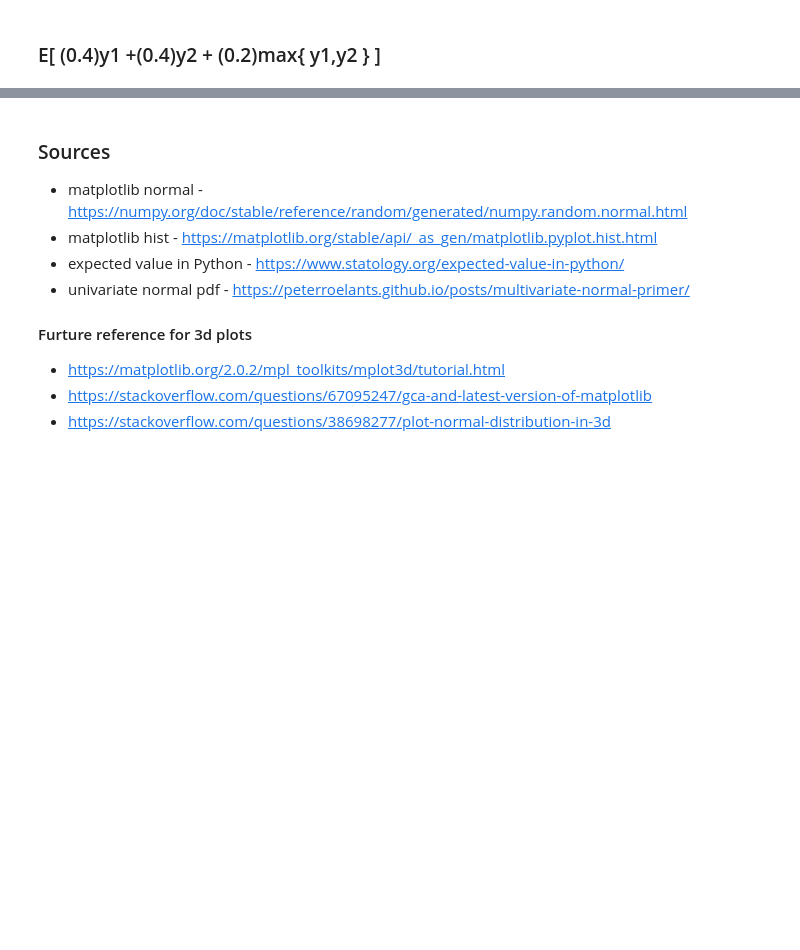
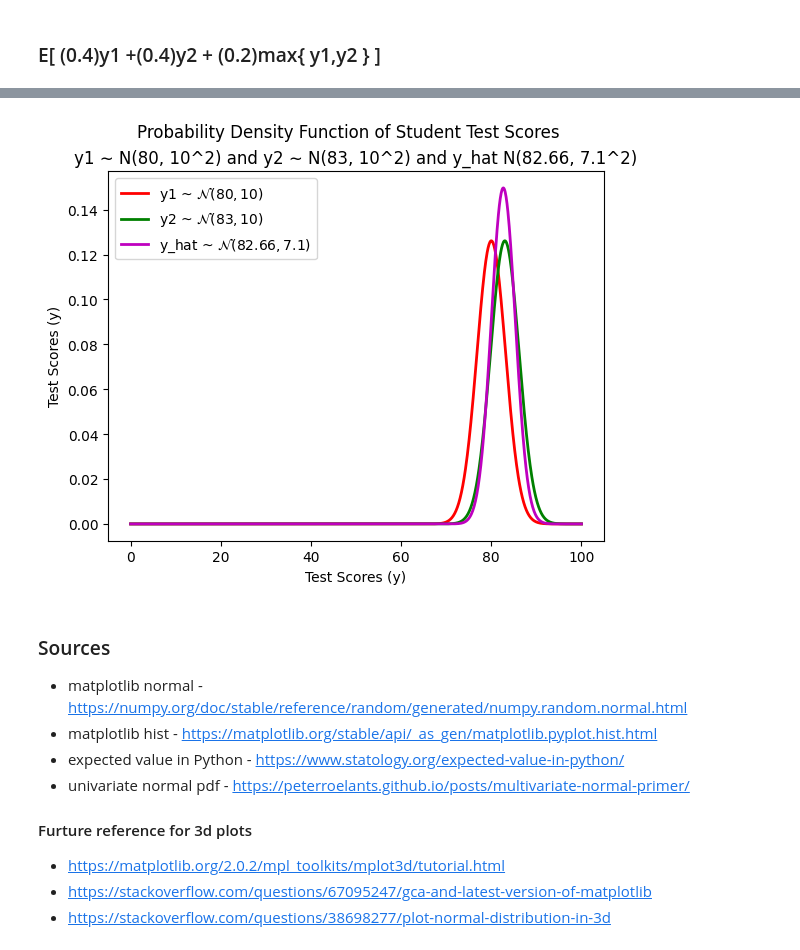
Before and after one commit to tarekel96/Stats_Python, a Jupyter notebook: stats.ipynb, the cells around one changed output, grey strips where cells are left out. Saved outputs shown, nothing was run; the diff lists cells and outputs as text; code cells hidden in the pictures; blank space fills up the shorter version.

```diff
--- a/stats.ipynb
+++ b/stats.ipynb
@@ -74,5 +74,6 @@ def expected_value(y1, y2, y1_weight, y2_weight, y_max_weight):
 # %%
 y_hat = np.array([expected_value(y1[i], y2[i], 0.4, 0.4, 0.2) for i in range(1000)])
 # %%
-np.mean(y_hat), np.sqrt(np.var(y_hat))
+y_hat_mu, y_hat_sigma = round(np.mean(y_hat),2), round(np.sqrt(np.var(y_hat)), 2)
+y_hat_mu, y_hat_sigma
 # %% [output]
@@ -84,3 +85,16 @@ qqplot(y_hat, suptitle="y_hat qqplot")
+# %%
+    x = np.linspace(0, 100, num=1000)
+    plt.plot(x, univariate_normal_pdf(x, y1_mu, y1_sigma), linewidth=2, color='r', label="y1 ~ $\mathcal{N}(80, 10)$")
+    plt.plot(x, univariate_normal_pdf(x, y2_mu, y2_sigma), linewidth=2, color='g', label="y2 ~ $\mathcal{N}(83, 10)$")
+    plt.plot(x, univariate_normal_pdf(x, y_hat_mu, y_hat_sigma), linewidth=2, color='m', label=f"y_hat ~ $\mathcal{{N}}({y_hat_mu}, {y_hat_sigma})$")
+    plt.suptitle("Probability Density Function of Student Test Scores")
+    plt.title(f"y1 ∼ N(80, 10^2) and y2 ∼ N(83, 10^2) and y_hat N({y_hat_mu}, {y_hat_sigma}^2)")
+    plt.xlabel("Test Scores (y)")
+    plt.ylabel("Test Scores (y)")
+    plt.legend(loc='upper left')
+    plt.show()
+# %% [output]
+[figure, added]
 # %% [markdown]
 ### Sources
 - matplotlib normal - https://numpy.org/doc/stable/reference/random/generated/numpy.random.normal.html
```
Also changed, not shown: parts of 8 cells of this notebook, 1 other file.
